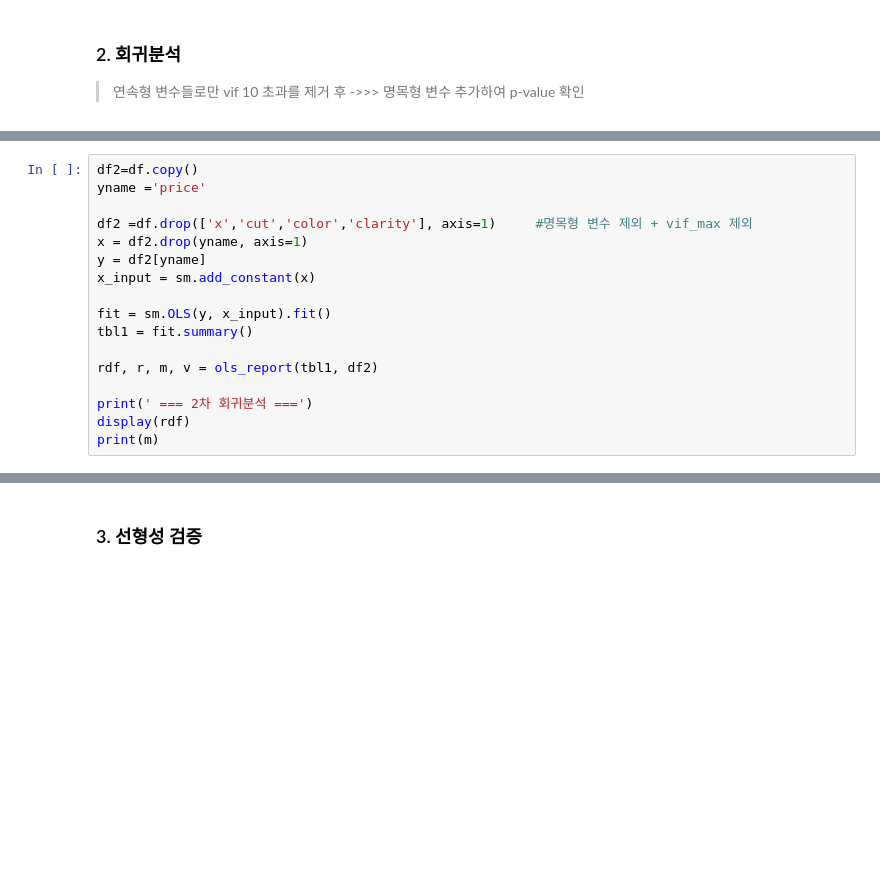
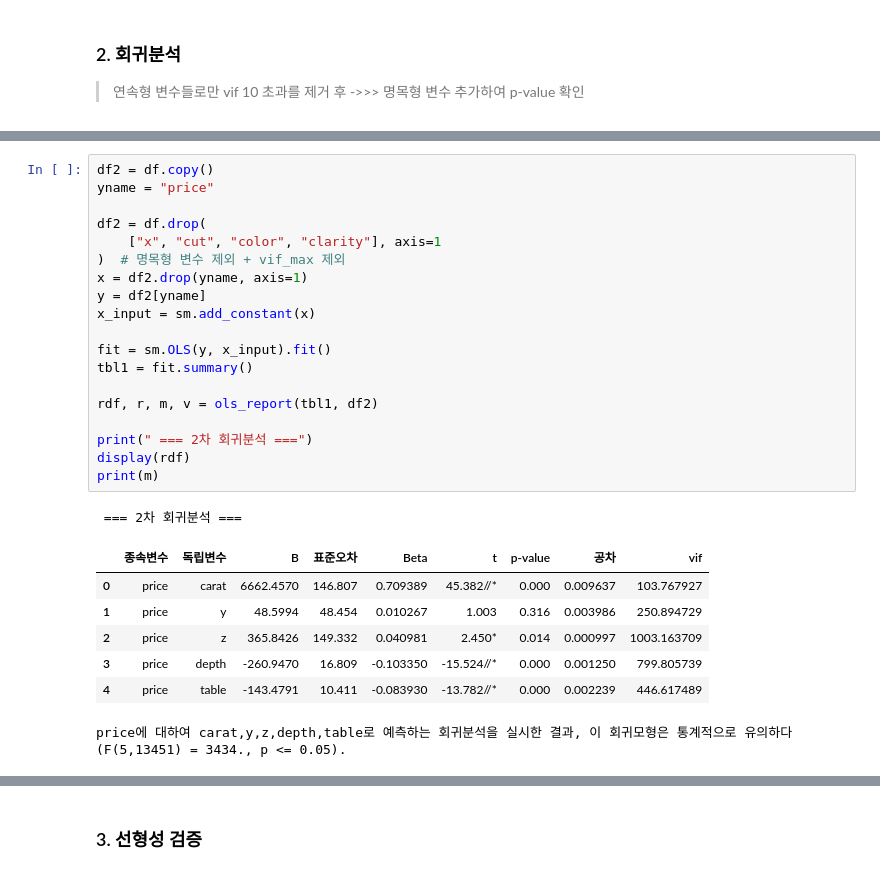
Before and after one commit to BeakJW/Diamond-Project, a Jupyter notebook: notebooks/final.ipynb, the cells around one changed output, grey strips where cells are left out. Drawn from its saved outputs; the diff is of its cells as text; blank space fills up the shorter version.

```diff
--- a/notebooks/final.ipynb
+++ b/notebooks/final.ipynb
@@ -1373,18 +2016,29 @@ print(m)
 # %%
-df2=df.copy()
-yname ='price'
+df2 = df.copy()
+yname = "price"
 
-df2 =df.drop(['x','cut','color','clarity'], axis=1)     #명목형 변수 제외 + vif_max 제외
+df2 = df.drop(
+    ["x", "cut", "color", "clarity"], axis=1
+)  # 명목형 변수 제외 + vif_max 제외
 x = df2.drop(yname, axis=1)
 y = df2[yname]
 x_input = sm.add_constant(x)
 
 fit = sm.OLS(y, x_input).fit()
 tbl1 = fit.summary()
 
 rdf, r, m, v = ols_report(tbl1, df2)
 
-print(' === 2차 회귀분석 ===')
+print(" === 2차 회귀분석 ===")
 display(rdf)
 print(m)
+# %% [output]
+ === 2차 회귀분석 ===
+|  | 종속변수 | 독립변수 | B | 표준오차 | Beta | t | p-value | 공차 | vif |
+| 0 | price | carat | 6662.4570 | 146.807 | 0.709389 | 45.382//* | 0.000 | 0.009637 | 103.767927 |
+| 1 | price | y | 48.5994 | 48.454 | 0.010267 | 1.003 | 0.316 | 0.003986 | 250.894729 |
+| 2 | price | z | 365.8426 | 149.332 | 0.040981 | 2.450* | 0.014 | 0.000997 | 1003.163709 |
+| 3 | price | depth | -260.9470 | 16.809 | -0.103350 | -15.524//* | 0.000 | 0.001250 | 799.805739 |
+| 4 | price | table | -143.4791 | 10.411 | -0.083930 | -13.782//* | 0.000 | 0.002239 | 446.617489 |
+price에 대하여 carat,y,z,depth,table로 예측하는 회귀분석을 실시한 결과, 이 회귀모형은 통계적으로 유의하다(F(5,13451) = 3434., p <= 0.05).
 # %%
```
Also changed, not shown: parts of 61 cells of this notebook, 5 other files.
